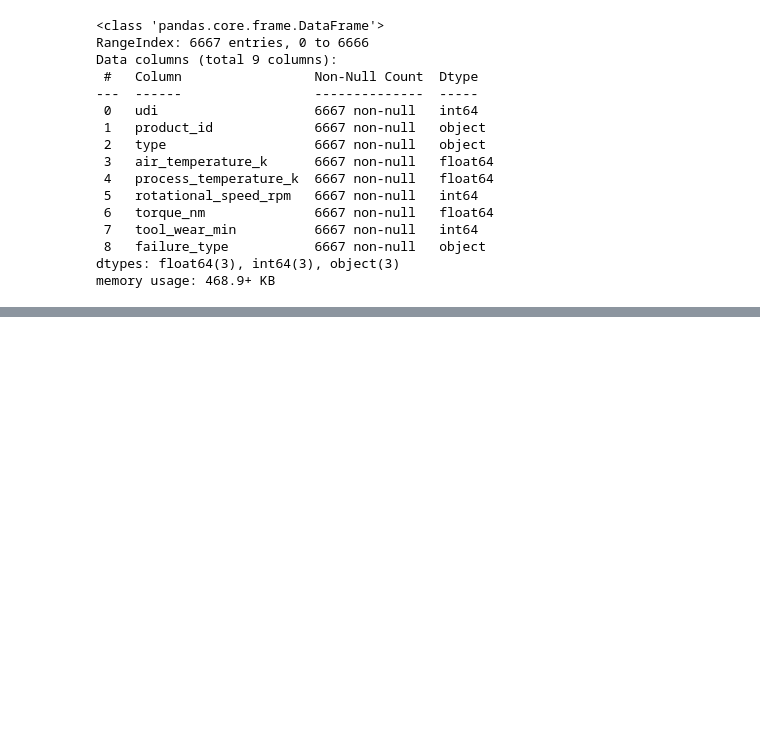
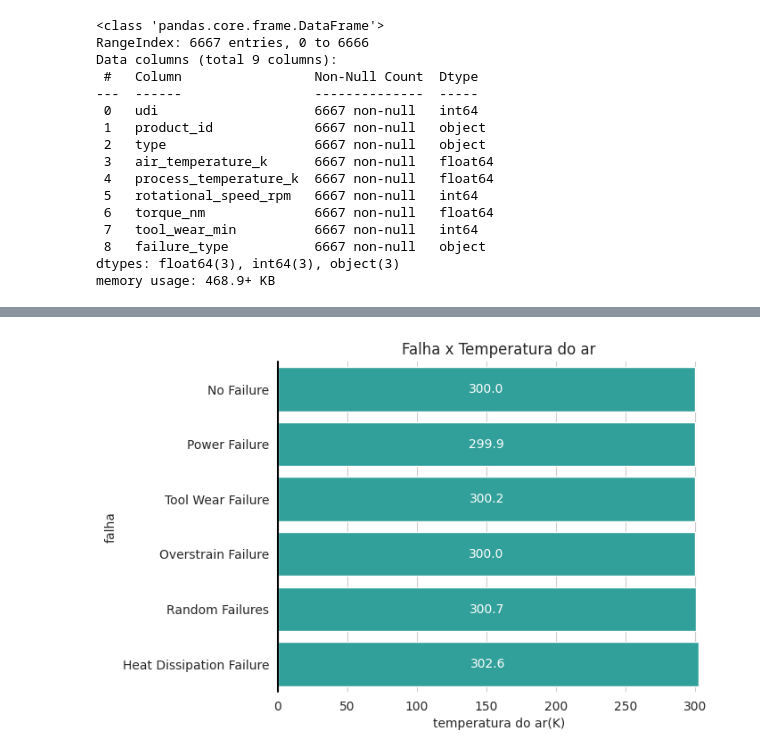
Before and after one commit to c-Tos1wa/preventive_maintenace, a Jupyter notebook: data_analysis.ipynb, the cells around one changed output, grey strips where cells are left out. Cells and saved outputs as stored; diff of their text form; code cells hidden in the pictures; blank space fills up the shorter version.

```diff
--- a/data_analysis.ipynb
+++ b/data_analysis.ipynb
@@ -170,0 +86,4 @@ plt.show()
+# %%
+plot(db['air_temperature_k'], 'lightseagreen', 'Falha x Temperatura do ar', 'temperatura do ar(K)')
+# %% [output]
+[figure, added]
```
Also changed, not shown: parts of 13 cells of this notebook.
